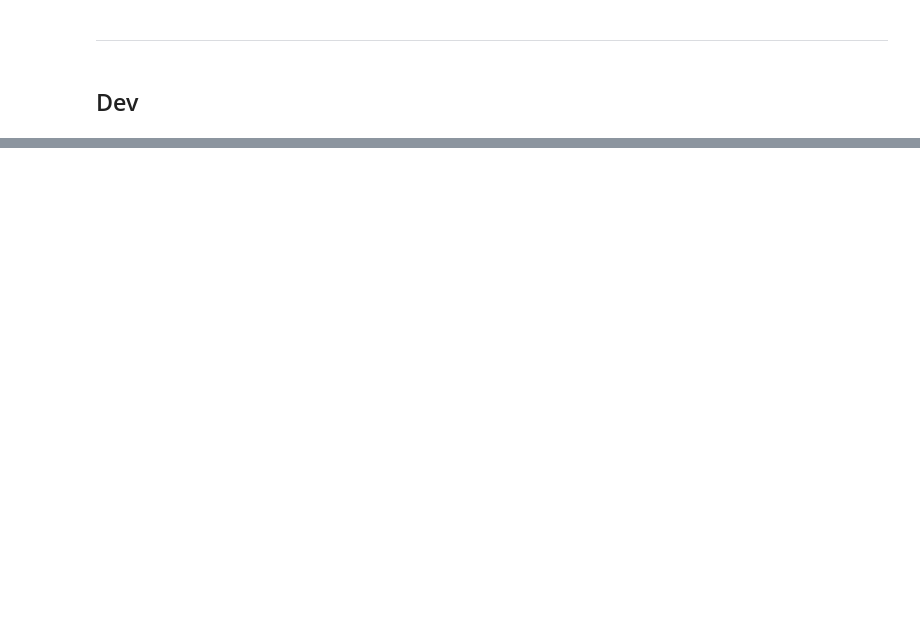
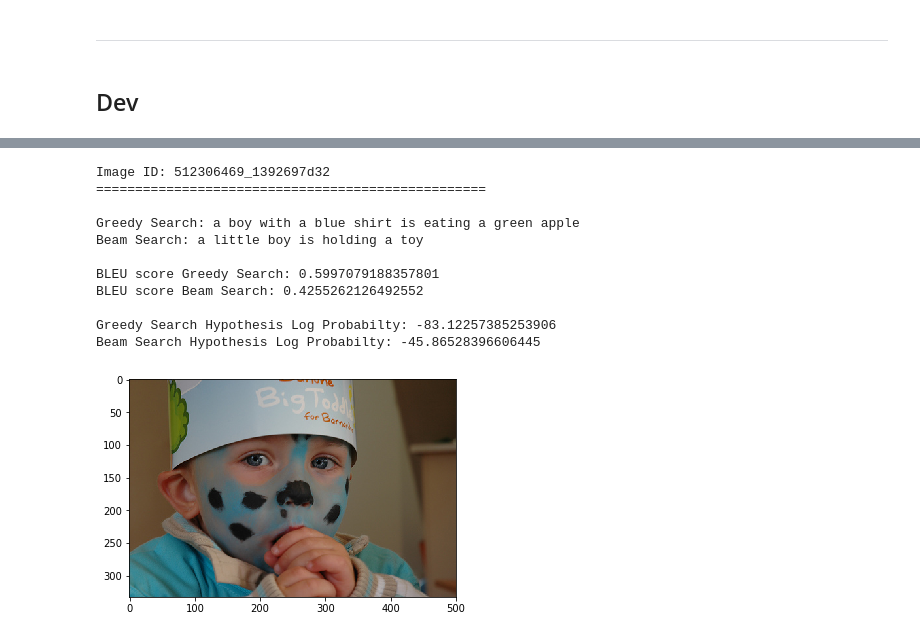
Before and after one commit to VIVelev/Image-Captioning, a Jupyter notebook: src/notebooks/train-eval.ipynb, the cells around one changed output, grey strips where cells are left out. Drawn from its saved outputs; the diff is of its cells as text; code cells hidden in the pictures; blank space fills up the shorter version.

```diff
--- a/src/notebooks/train-eval.ipynb
+++ b/src/notebooks/train-eval.ipynb
@@ -303,6 +318,19 @@ evaluate(
 # %%
 evaluate(
-    np.random.choice(list(train_image_descriptions.keys())), beam_width=10
+    np.random.choice(list(train_image2descriptions.keys())), beam_width=10
 )
+# %% [output]
+Image ID: 512306469_1392697d32
+==================================================
+
+Greedy Search: a boy with a blue shirt is eating a green apple
+Beam Search: a little boy is holding a toy
+
+BLEU score Greedy Search: 0.5997079188357801
+BLEU score Beam Search: 0.4255262126492552
+
+Greedy Search Hypothesis Log Probabilty: -83.12257385253906
+Beam Search Hypothesis Log Probabilty: -45.86528396606445
+[figure, added]
 # %%
 evaluate(
```
Also changed, not shown: parts of 13 cells of this notebook.
